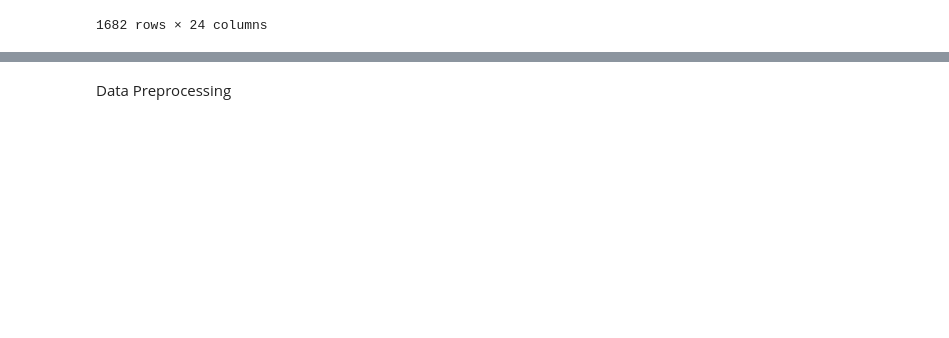
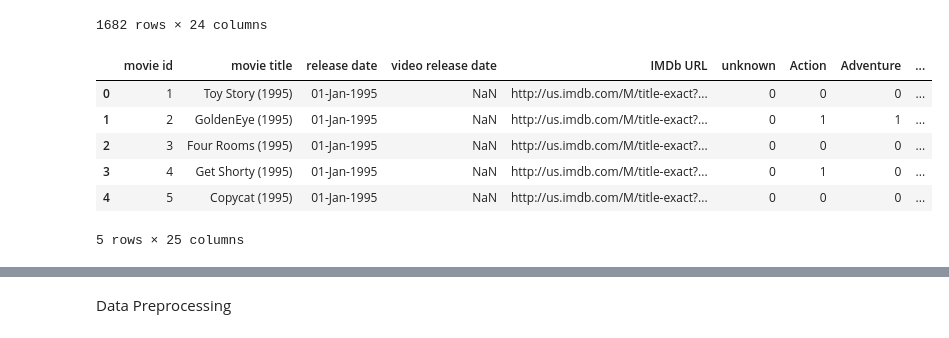
Before and after one commit to ArjunVylat/Movie-Recommendation-System, a Jupyter notebook: movie_recommendation_system.ipynb, the cells around one changed output, grey strips where cells are left out. Drawn from its saved outputs; the diff is of its cells as text; code cells hidden in the pictures; blank space fills up the shorter version.

```diff
--- a/movie_recommendation_system.ipynb
+++ b/movie_recommendation_system.ipynb
@@ -40,6 +40,18 @@ movie_df
 | 1680 | 1681 | You So Crazy (1994) | 01-Jan-1994 | NaN | http://us.imdb.com/M/title-exact?... | 0 | 0 | 0 | ... |
 | 1681 | 1682 | Scream of Stone (Schrei aus Stein... | 08-Mar-1996 | NaN | http://us.imdb.com/M/title-exact?... | 0 | 0 | 0 | ... |
 1682 rows × 24 columns
+# %%
+movie_df['num_genres'] = movie_df.iloc[:, 6 :].sum(axis= 1)
+
+movie_df.head()
+# %% [output]
+|  | movie id | movie title | release date | video release date | IMDb URL | unknown | Action | Adventure | ... |
+| 0 | 1 | Toy Story (1995) | 01-Jan-1995 | NaN | http://us.imdb.com/M/title-exact?... | 0 | 0 | 0 | ... |
+| 1 | 2 | GoldenEye (1995) | 01-Jan-1995 | NaN | http://us.imdb.com/M/title-exact?... | 0 | 1 | 1 | ... |
+| 2 | 3 | Four Rooms (1995) | 01-Jan-1995 | NaN | http://us.imdb.com/M/title-exact?... | 0 | 0 | 0 | ... |
+| 3 | 4 | Get Shorty (1995) | 01-Jan-1995 | NaN | http://us.imdb.com/M/title-exact?... | 0 | 1 | 0 | ... |
+| 4 | 5 | Copycat (1995) | 01-Jan-1995 | NaN | http://us.imdb.com/M/title-exact?... | 0 | 0 | 0 | ... |
+5 rows × 25 columns
 # %%
 df = pd.merge(ratings_df, movie_df, left_on= 'item id', right_on= 'movie id')
 
```
Also changed, not shown: parts of 10 cells of this notebook, 1 other file.
